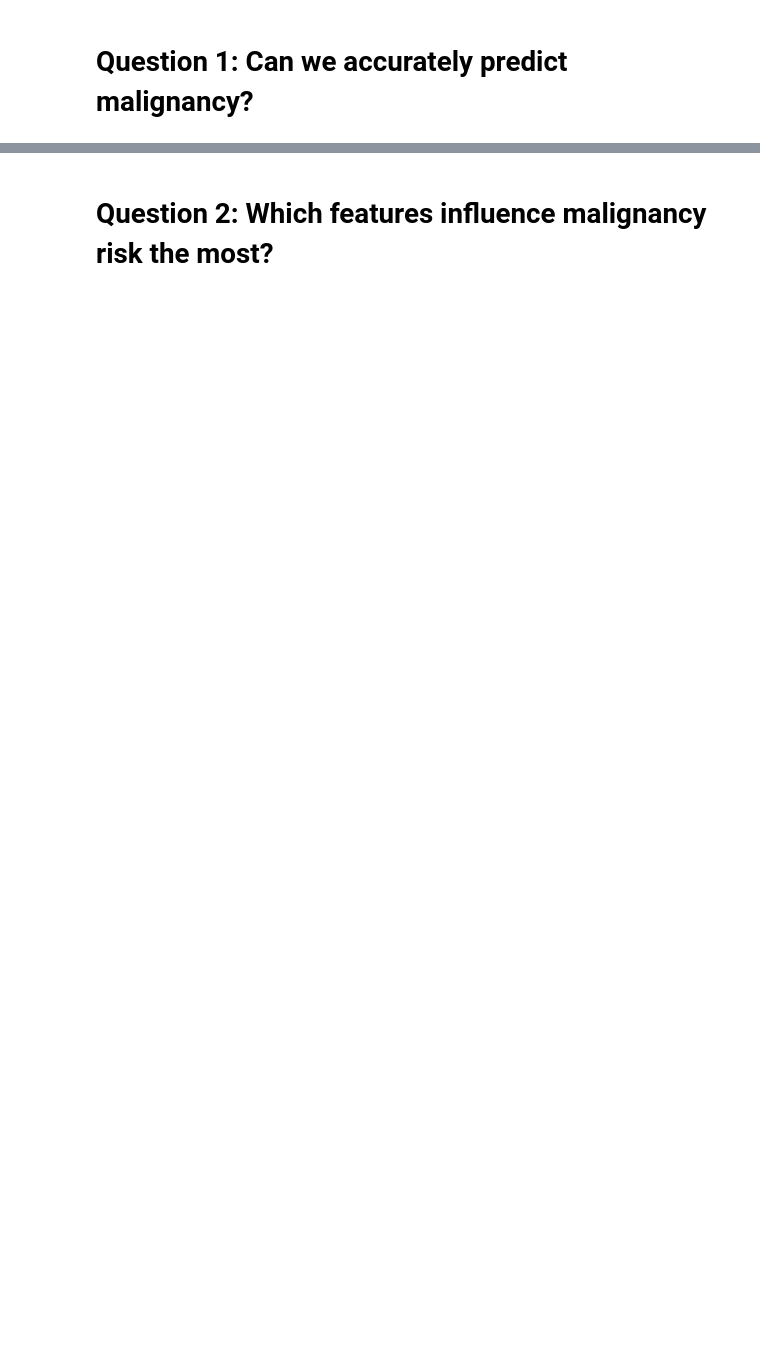
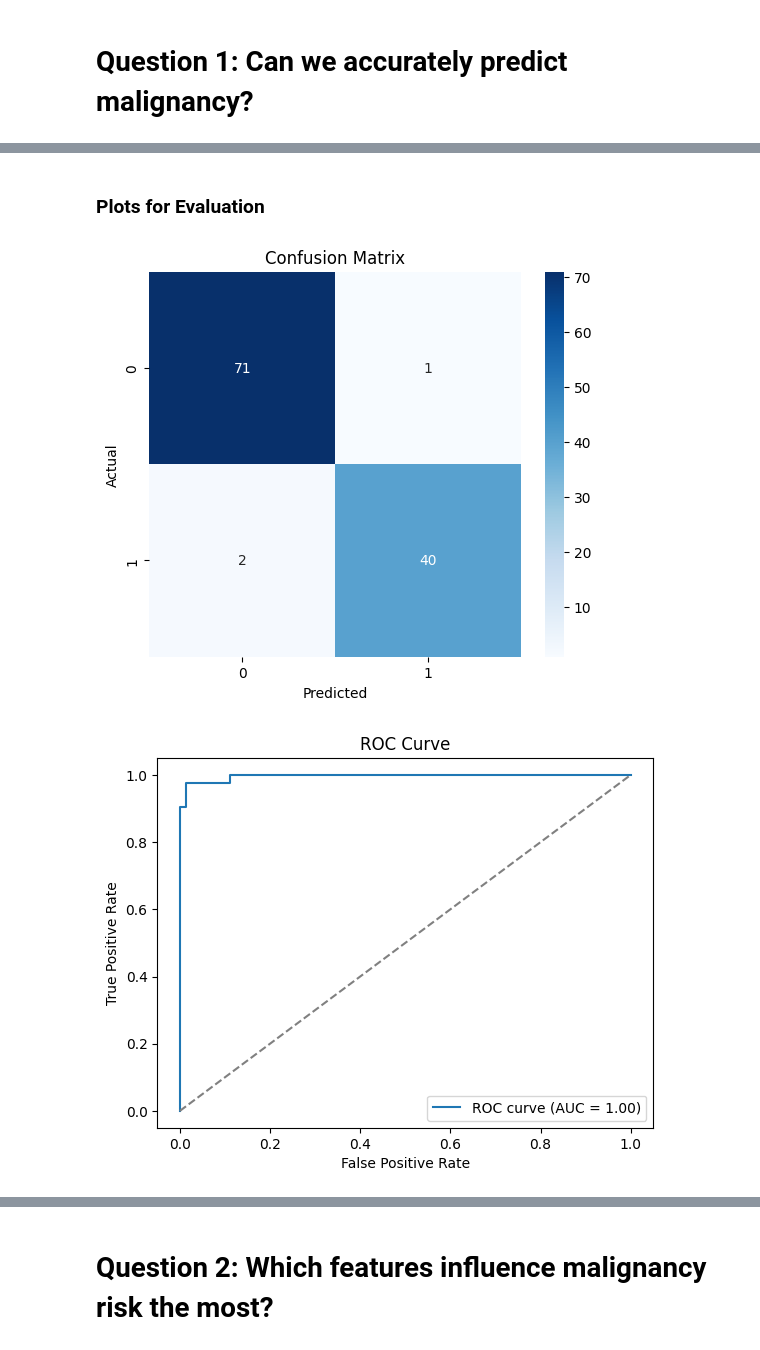
Before and after one commit to johnatorres226/python-breast-cancer, a Jupyter notebook: src/analysis.ipynb, the cells around one changed output, grey strips where cells are left out. Cells and saved outputs as stored; diff of their text form; code cells hidden in the pictures; blank space fills up the shorter version.

```diff
--- a/src/analysis.ipynb
+++ b/src/analysis.ipynb
@@ -272,12 +272,14 @@ concave points_worst     0.491316  -0.541367
 # Apply log transformation to skewed features (example: area_se, radius_se, perimeter_se)
 log_transformed_features = ['area_se', 'concavity_se', 'fractal_dimension_se', 'perimeter_se', 'radius_se', 'smoothness_se', 'symmetry_se']  # Add more as needed
 
+transfromed_df = df.copy()
+
 for feature in log_transformed_features:
-    df[feature] = np.log1p(transformed_data[feature])  # log1p to avoid log(0)
+    transfromed_df[feature] = np.log1p(transfromed_df[feature])  # log1p to avoid log(0)
 
 # Calculate IQR for outlier detection after winsorization
-Q1 = df[log_transformed_features].quantile(0.25)
-Q3 = df[log_transformed_features].quantile(0.75)
+Q1 = transfromed_df[log_transformed_features].quantile(0.25)
+Q3 = transfromed_df[log_transformed_features].quantile(0.75)
 IQR = Q3 - Q1
 
 # Define lower and upper bounds for detecting outliers
@@ -324,13 +326,14 @@ log_transformed_features = [
     'concavity_worst', 'concave points_worst', 'symmetry_worst', 'fractal_dimension_worst'
 ]
 
-# Apply log transformation to the specified features
+transfromed_test_df = df.copy()
+
 for feature in log_transformed_features:
-    df[feature] = np.log1p(df[feature])
+    transfromed_test_df[feature] = np.log1p(transfromed_test_df[feature])  # log1p to avoid log(0)
 
 # Apply s for extreme outliers (top and bottom 5%)
 for feature in log_transformed_features:
-    df[feature] = mstats.winsorize(df[feature], limits=[0, 0.05])  # Limiting top 5% and bottom 5%
+    transfromed_test_df[feature] = mstats.winsorize(transfromed_test_df[feature], limits=[0, 0.05])  # Limiting top 5% and bottom 5%
 
 # Calculate IQR for outlier detection after winsorization
 Q1 = df[log_transformed_features].quantile(0.25)
@@ -581,0 +582,31 @@ LIME Explanation for Logistic Regression:
+# %% [markdown]
+### Plots for Evaluation
+# %%
+# Confusion Matrix Plot
+plt.figure(figsize=(6, 5))
+sns.heatmap(conf_matrix, annot=True, fmt='d', cmap='Blues')
+plt.title('Confusion Matrix')
+plt.xlabel('Predicted')
+plt.ylabel('Actual')
+plt.show()
+
+# ROC Curve
+fpr, tpr, _ = roc_curve(y_test, y_pred_proba)
+plt.plot(fpr, tpr, label=f'ROC curve (AUC = {roc_auc:.2f})')
+plt.plot([0, 1], [0, 1], linestyle='--', color='gray')
+plt.xlabel('False Positive Rate')
+plt.ylabel('True Positive Rate')
+plt.title('ROC Curve')
+plt.legend()
+plt.show()
+
+# Precision-Recall Curve
+precisions, recalls, _ = precision_recall_curve(y_test, y_pred_proba)
+plt.plot(recalls, precisions, color='purple')
+plt.xlabel('Recall')
+plt.ylabel('Precision')
+plt.title('Precision-Recall Curve')
+plt.show()
+# %% [output]
+[figure, added]
+[figure, added]
```
Also changed, not shown: parts of 25 cells of this notebook.
